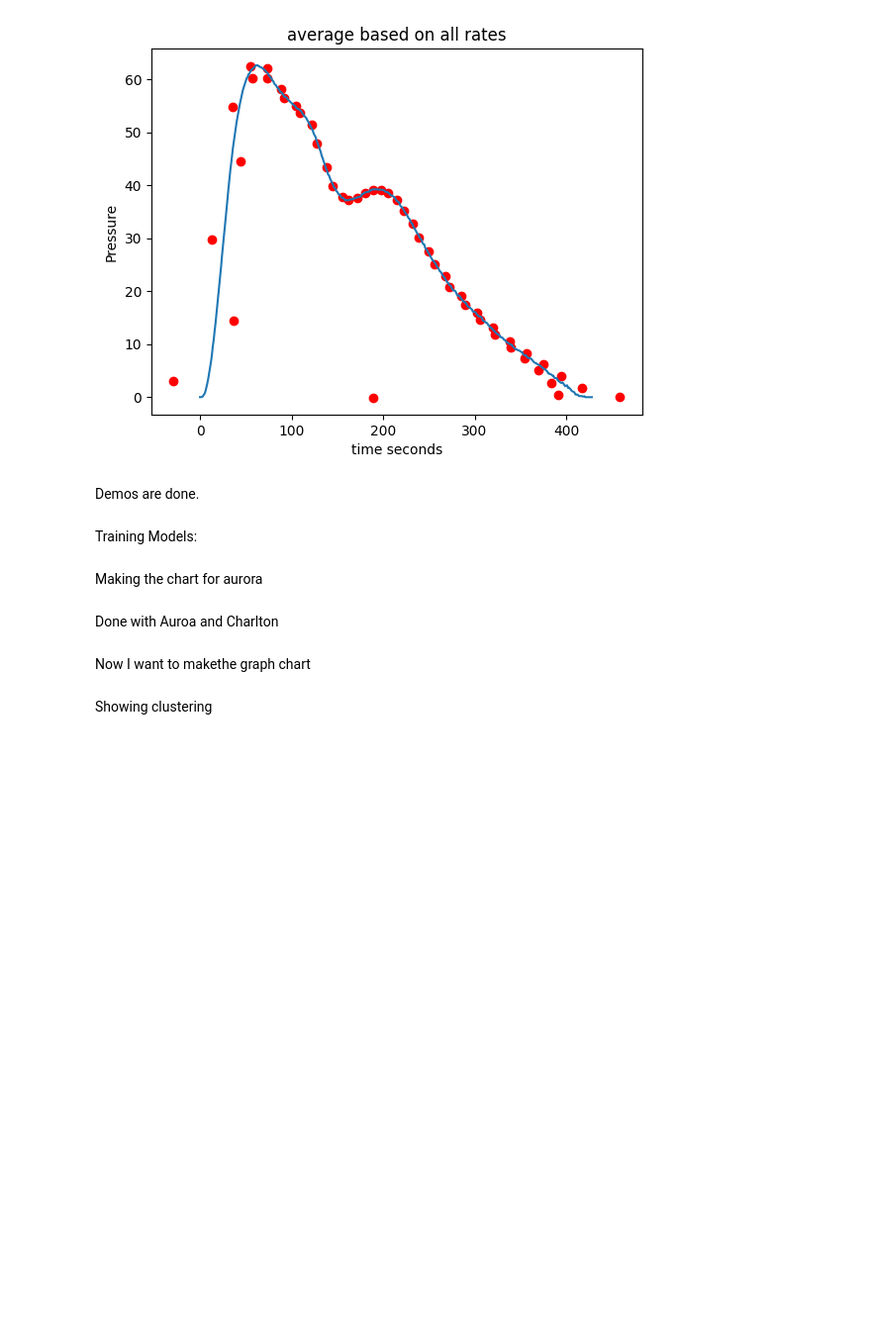
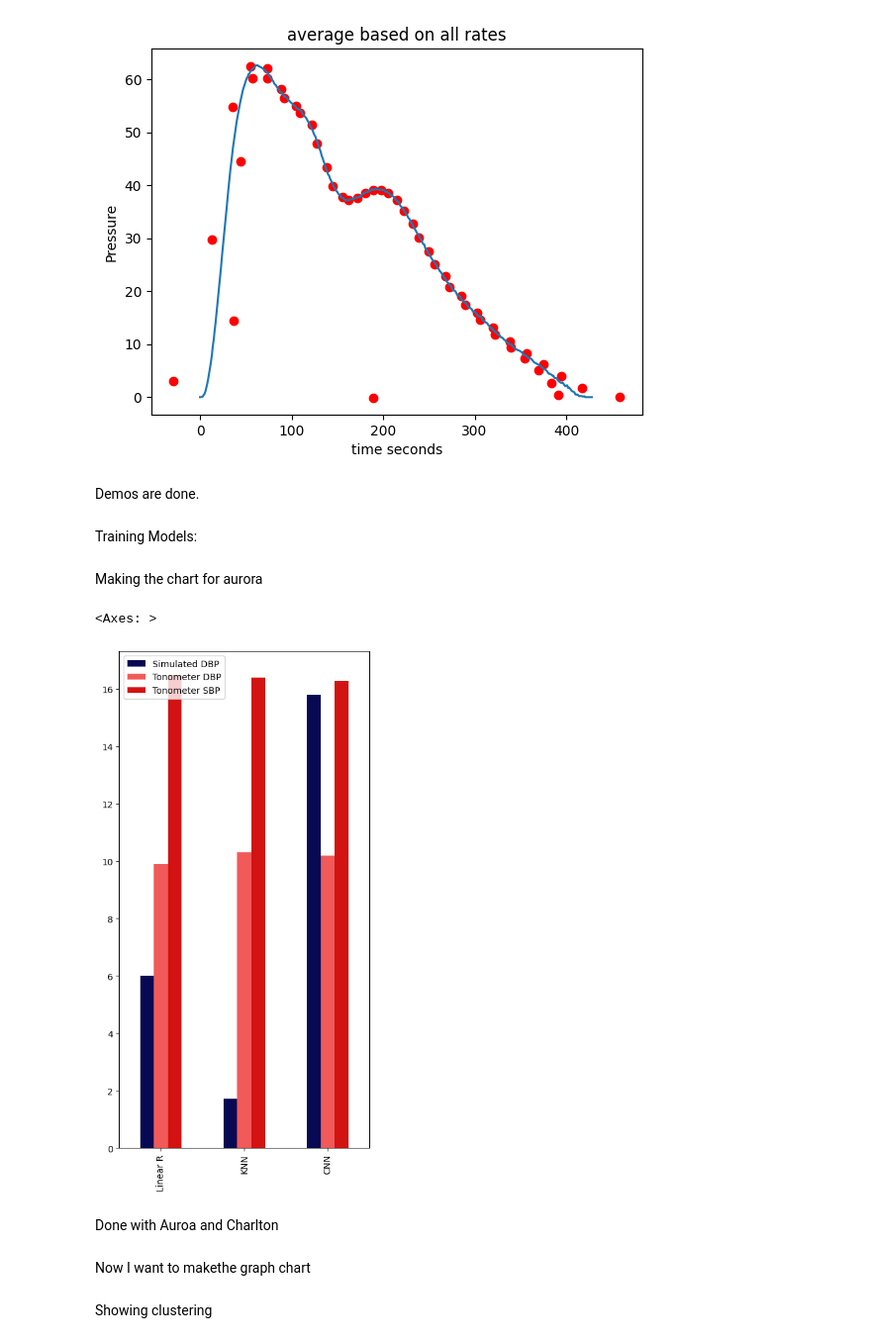
Before and after one commit to danielle34/summer24-lab, a Jupyter notebook: summer24_notebook.ipynb, the cells around one changed output. Shown at 99% size. Cells and saved outputs as stored; diff of their text form; code cells hidden in the pictures; blank space fills up the shorter version.

```diff
--- a/summer24_notebook.ipynb
+++ b/summer24_notebook.ipynb
@@ -864,6 +863,30 @@ Making the chart for aurora
 # CNN_MAE_cross(0, "s",50)
 
 # CNN_MAE_cross_simvreal(6,"c")
+# %%
+models_list = ("Linear Regression"," KNN","CNN")
+
+
+
+#simulated_data = (1,1.7, 13.9)
+simulated_data = (6,1.7, 15.8)
+
+simulated_sdp =(25.08, 6.7, 19.3)
+aura_dpb = (9.9, 10.3, 10.2)
+auroa_sbp = (16.5, 16.4, 16.3)
+
+_data = {'Simulated DBP': simulated_data,
+         #'Simulated SBP': simulated_sdp,
+        'Tonometer DBP':aura_dpb,
+        "Tonometer SBP":auroa_sbp}
+_df = pd.DataFrame(_data,columns=list(_data), index = ['Linear R', 'KNN', 'CNN'])
+
+_df.plot.bar(figsize=(5,10),color=[ "#070A52", "#F15A59","#D21312" ])
+#"#522258",
+# plt.show()
+# %% [output]
+<Axes: >
+[figure, added]
 # %% [markdown]
 Done with Auroa and Charlton
 # %% [markdown]
```
Also changed, not shown: parts of 25 cells of this notebook.
